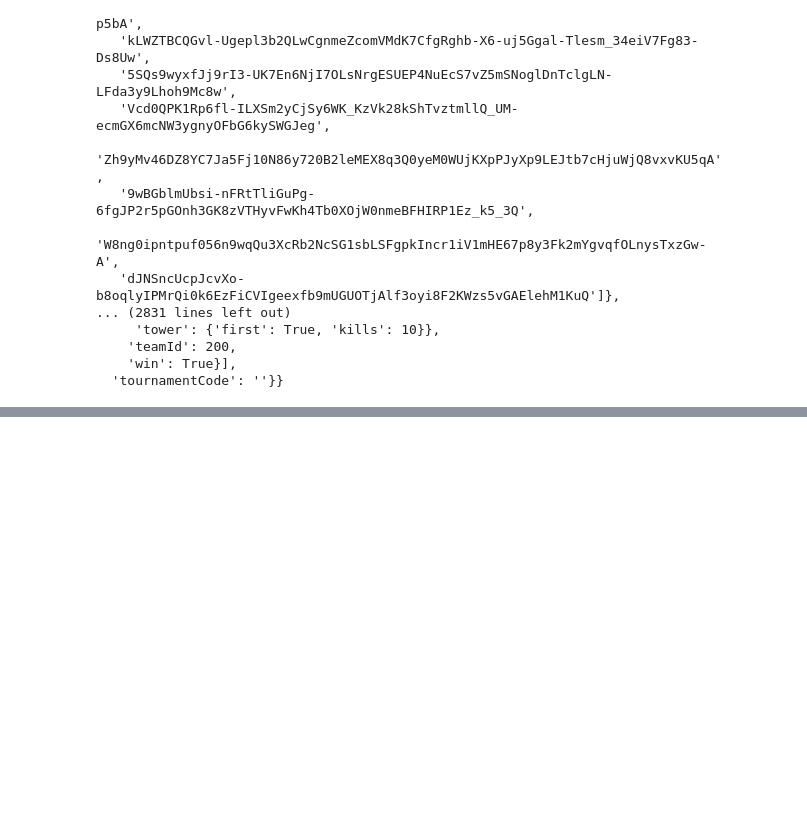
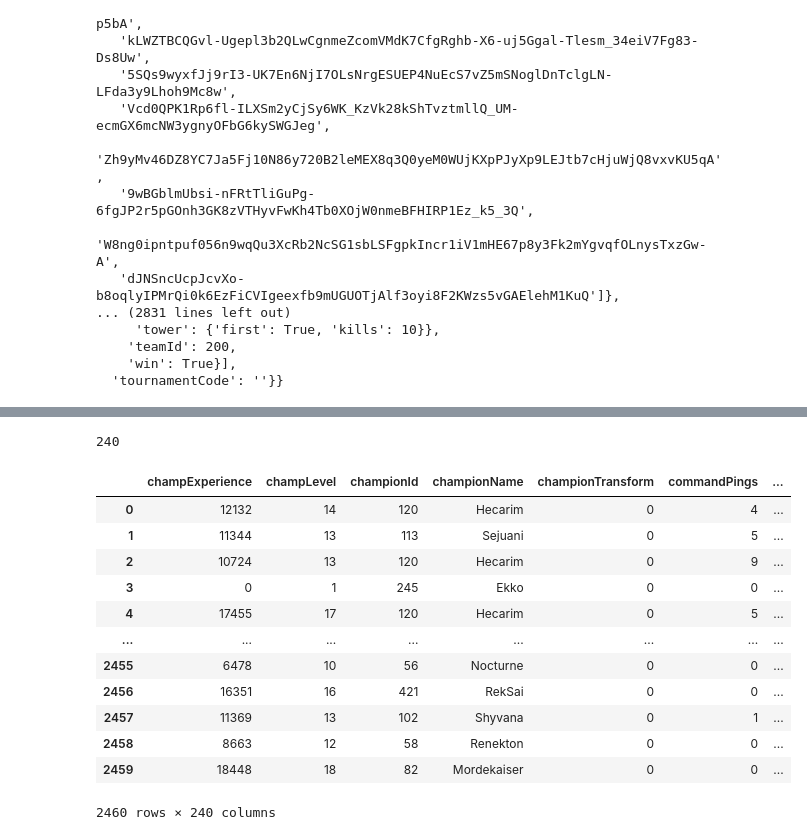
Before and after one commit to YangJiWoong96/LOL_Data_Analysis, a Jupyter notebook: JSON preprocessing.ipynb, the cells around one changed output, grey strips where cells are left out. Drawn from its saved outputs; the diff is of its cells as text; code cells hidden in the pictures; blank space fills up the shorter version.

```diff
--- a/JSON preprocessing.ipynb
+++ b/JSON preprocessing.ipynb
@@ -157,0 +431,25 @@ print(filtered_df)
+# %%
+## killingSprees, turretTakedowns 두 변수명이 중복된다.
+## 하나는 participant안에, 나머지 하나는 participant['challenges'] 안에 존재한다.
+## 아마도 participant['challenges']는 특정 시간, 기간 등 도전의 성격으로 기록의 관점 차이가 있는 것 같다.
+## 따라서, 두 변수에만 받아올 변수명에 challenges를 붙여두었다.
+len(filtered_df.columns)
+# %% [output]
+240
+# %%
+filtered_df = pd.DataFrame(filtered_df)
+filtered_df
+# %% [output]
+|  | champExperience | champLevel | championId | championName | championTransform | commandPings | ... |
+| 0 | 12132 | 14 | 120 | Hecarim | 0 | 4 | ... |
+| 1 | 11344 | 13 | 113 | Sejuani | 0 | 5 | ... |
+| 2 | 10724 | 13 | 120 | Hecarim | 0 | 9 | ... |
+| 3 | 0 | 1 | 245 | Ekko | 0 | 0 | ... |
+| 4 | 17455 | 17 | 120 | Hecarim | 0 | 5 | ... |
+| ... | ... | ... | ... | ... | ... | ... | ... |
+| 2455 | 6478 | 10 | 56 | Nocturne | 0 | 0 | ... |
+| 2456 | 16351 | 16 | 421 | RekSai | 0 | 0 | ... |
+| 2457 | 11369 | 13 | 102 | Shyvana | 0 | 1 | ... |
+| 2458 | 8663 | 12 | 58 | Renekton | 0 | 0 | ... |
+| 2459 | 18448 | 18 | 82 | Mordekaiser | 0 | 0 | ... |
+2460 rows × 240 columns
```
Also changed, not shown: parts of 12 cells of this notebook.
